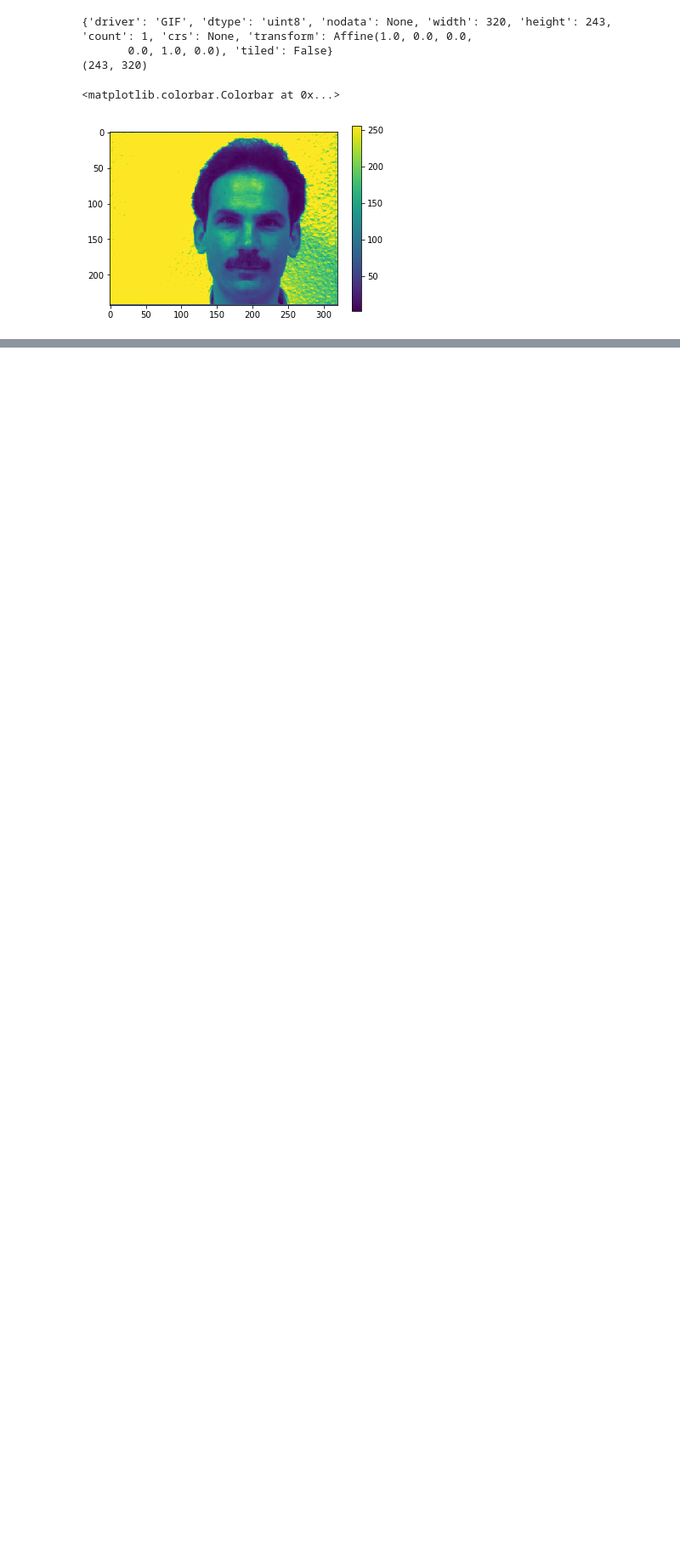
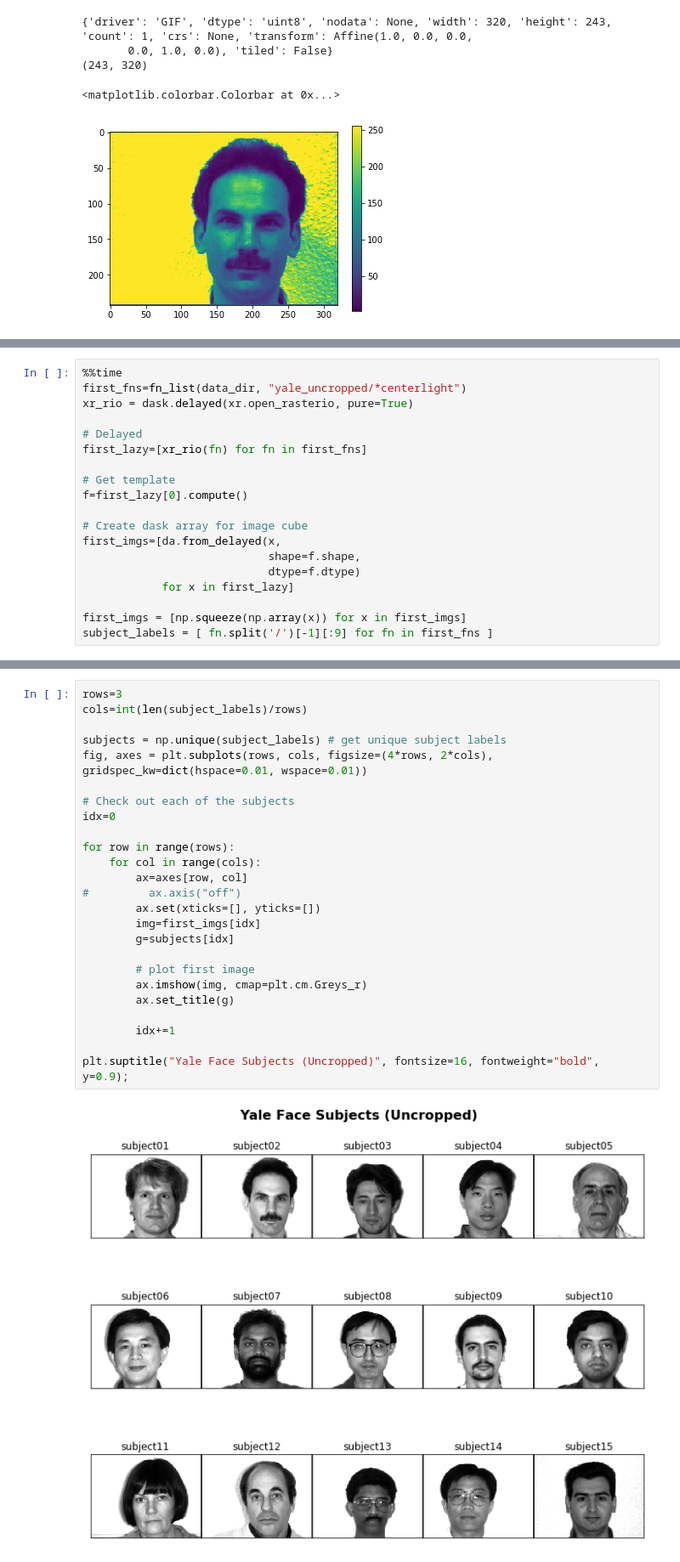
Before and after one commit to jmichellehu/ComplexSystems_AMATH563, a Jupyter notebook: hw3/AMATH563_hw3_prep.ipynb, the cells around one changed output, grey strips where cells are left out. Shown at 85% size. Cells and saved outputs as stored; diff of their text form; blank space fills up the shorter version.

Commit message:
hw3/AMATH563_hw3_prep.ipynb: add subject plot for uncropped

```diff
--- a/hw3/AMATH563_hw3_prep.ipynb
+++ b/hw3/AMATH563_hw3_prep.ipynb
@@ -113,0 +118,19 @@ plt.colorbar()
+# %%
+%%time
+first_fns=fn_list(data_dir, "yale_uncropped/*centerlight")
+xr_rio = dask.delayed(xr.open_rasterio, pure=True)
+
+# Delayed
+first_lazy=[xr_rio(fn) for fn in first_fns]
+
+# Get template
+f=first_lazy[0].compute()
+
+# Create dask array for image cube
+first_imgs=[da.from_delayed(x,
+                            shape=f.shape,
+                            dtype=f.dtype)
+            for x in first_lazy]
+
+first_imgs = [np.squeeze(np.array(x)) for x in first_imgs]
+subject_labels = [ fn.split('/')[-1][:9] for fn in first_fns ]
@@ -113,0 +142,27 @@ plt.colorbar()
+# %%
+rows=3
+cols=int(len(subject_labels)/rows)
+
+subjects = np.unique(subject_labels) # get unique subject labels
+fig, axes = plt.subplots(rows, cols, figsize=(4*rows, 2*cols), gridspec_kw=dict(hspace=0.01, wspace=0.01))
+
+# Check out each of the subjects
+idx=0
+
+for row in range(rows):
+    for col in range(cols):
+        ax=axes[row, col]
+#         ax.axis("off")
+        ax.set(xticks=[], yticks=[])
+        img=first_imgs[idx]
+        g=subjects[idx]
+
+        # plot first image
+        ax.imshow(img, cmap=plt.cm.Greys_r)
+        ax.set_title(g)
+
+        idx+=1
+
+plt.suptitle("Yale Face Subjects (Uncropped)", fontsize=16, fontweight="bold", y=0.9);
+# %% [output]
+[figure, added]
```
Also changed, not shown: parts of 4 cells of this notebook.
